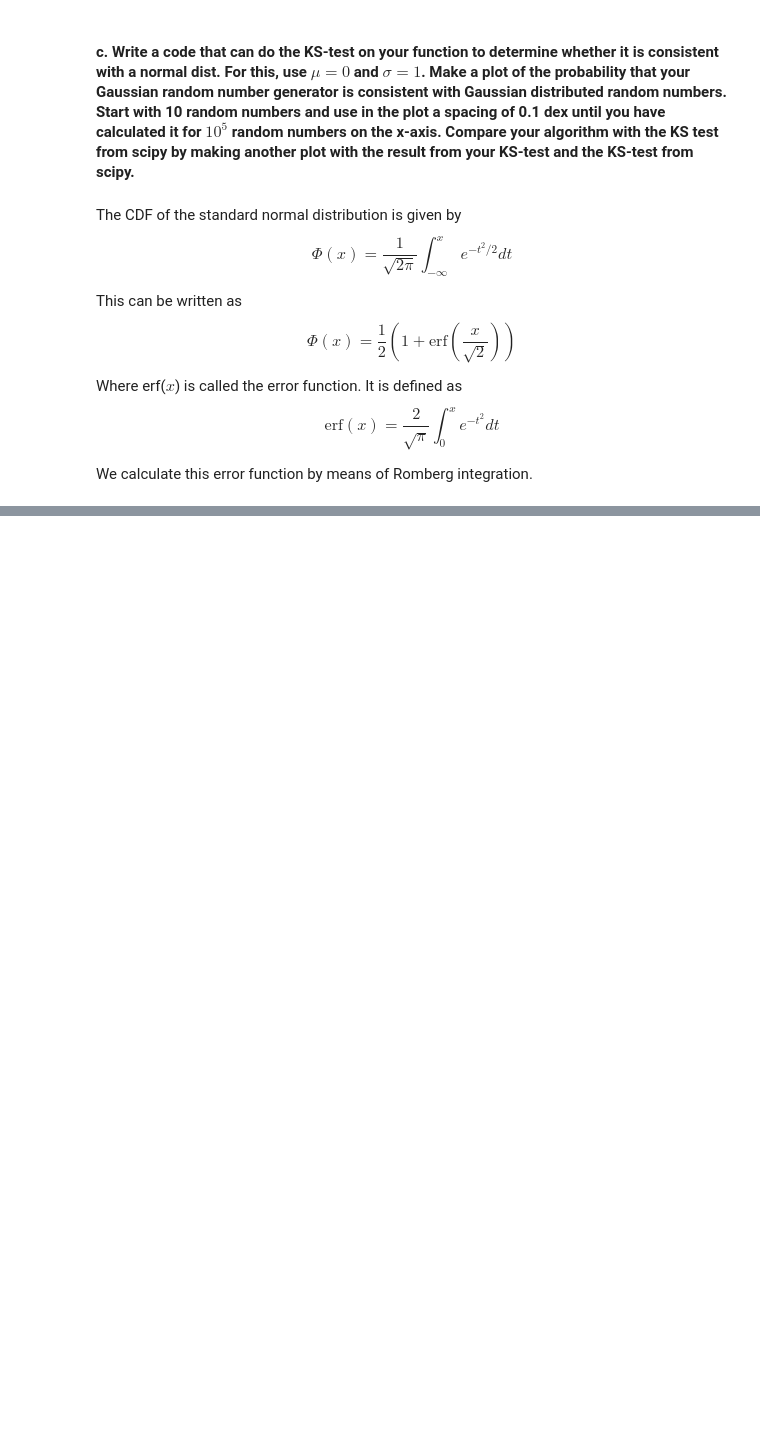
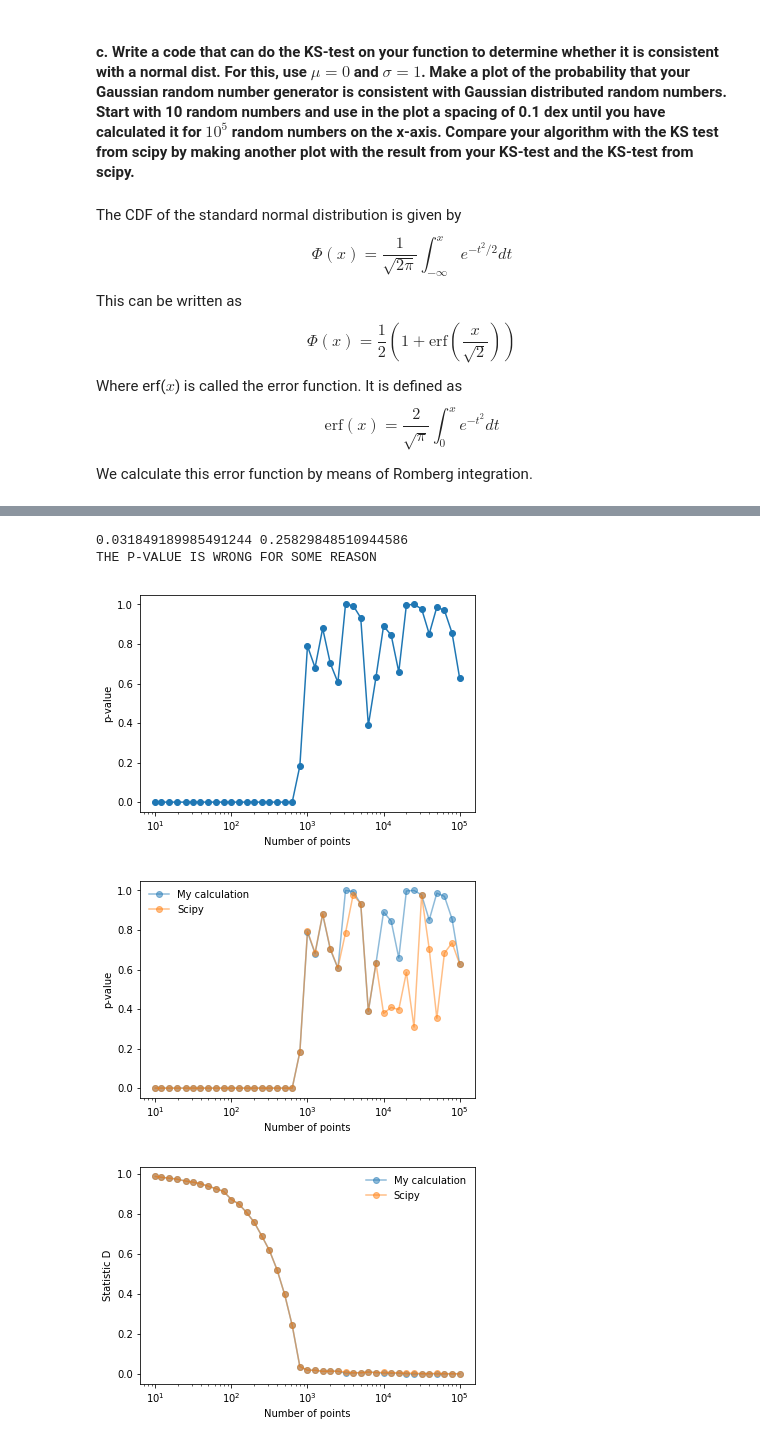
Before and after one commit to ErikOsinga/numerical_recipies, a Jupyter notebook: assignment2/assignment2.ipynb, the cells around one changed output, grey strips where cells are left out. Cells and saved outputs as stored; diff of their text form; code cells hidden in the pictures; blank space fills up the shorter version.

Commit message:
working on randomfield

```diff
--- a/assignment2/assignment2.ipynb
+++ b/assignment2/assignment2.ipynb
@@ -271,11 +273,0 @@ def GaussianCdf(x):
-# %%
-def KStest(nperbin, bins, CDF):
-    """
-    Given an array of binned observations of x drawn from some PDF,
-    this function uses the KS test to test whether x
-    follows the null hypothesis CDF
-
-    nperbin -- counts per bin
-    bins    -- bin edges
-    CDF     -- CDF of null hypothesis
-    """
@@ -285,0 +421,3 @@ print (GaussianCdf(1))
+# %%
+# 10**5 random numbers drawn from standard normal dist
+randgauss = BoxMuller(all_randnum[:100000])
@@ -285,0 +467,37 @@ print (GaussianCdf(1))
+# %%
+print (D, pval)
+print ("THE P-VALUE IS WRONG FOR SOME REASON")
+# %% [output]
+0.031849189985491244 0.25829848510944586
+THE P-VALUE IS WRONG FOR SOME REASON
+# %%
+plt.plot(all_numpoints,all_p,'-o')
+plt.xlabel('Number of points')
+plt.ylabel('p-value')
+plt.xscale('log')
+# plt.yscale('log')
+plt.show()
+
+
+plt.plot(all_numpoints,all_p,'-o',label='My calculation',alpha=0.5)
+plt.plot(all_numpoints,all_p_sp,'-o',label='Scipy',alpha=0.5)
+plt.xlabel('Number of points')
+plt.ylabel('p-value')
+plt.xscale('log')
+# plt.yscale('log')
+plt.legend(frameon=False)
+plt.show()
+
+
+plt.plot(all_numpoints,all_D,'-o',label='My calculation',alpha=0.5)
+plt.plot(all_numpoints,all_D_sp,'-o',label='Scipy',alpha=0.5)
+plt.xlabel('Number of points')
+plt.ylabel('Statistic D')
+plt.xscale('log')
+# plt.yscale('log')
+plt.legend(frameon=False)
+plt.show()
+# %% [output]
+[figure, added]
+[figure, added]
+[figure, added]
```
Also changed, not shown: parts of 14 cells of this notebook.
